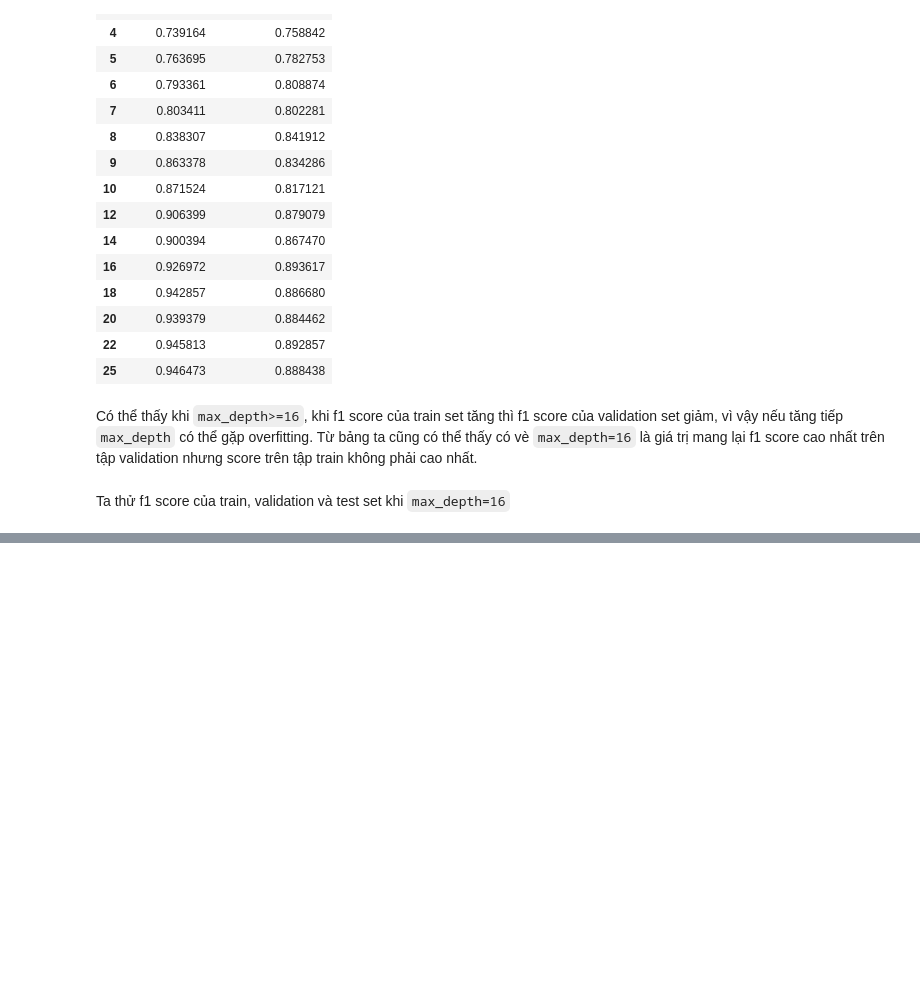
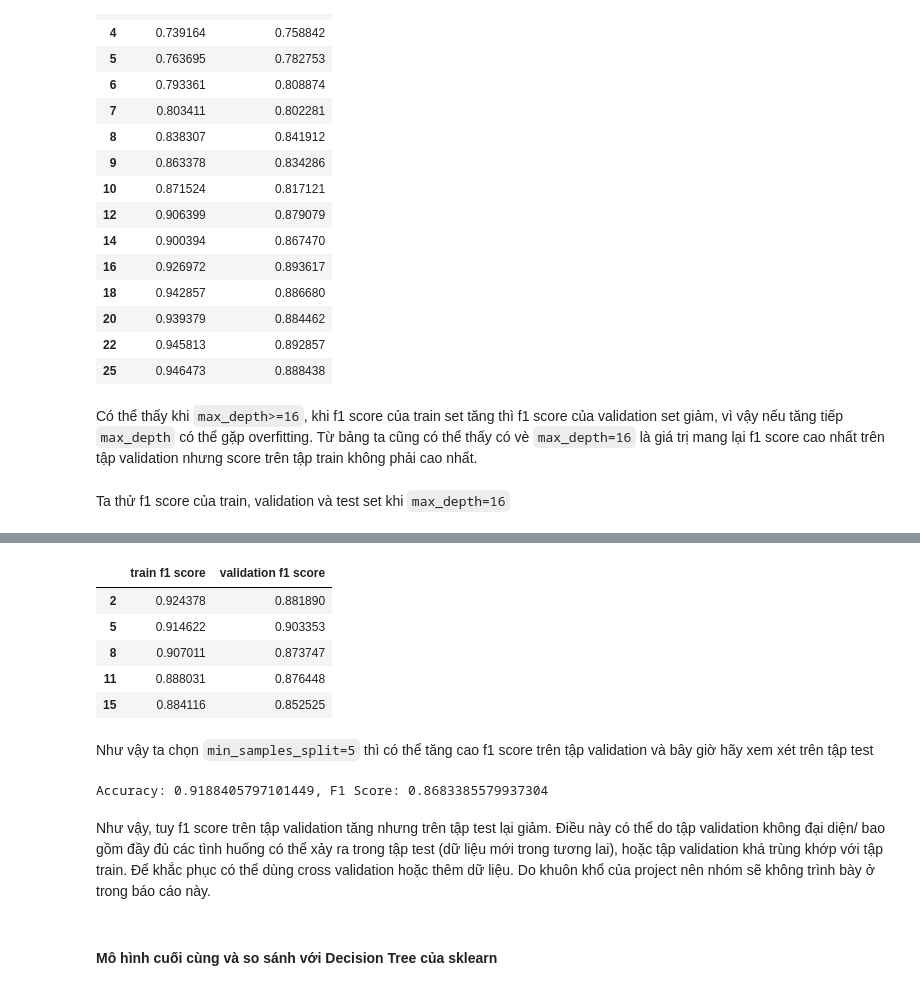
Before and after one commit to trietp1253201581/Project_AI_G07, a Jupyter notebook: Project report G07 Final.ipynb, the cells around one changed output, grey strips where cells are left out. Drawn from its saved outputs; the diff is of its cells as text; code cells hidden in the pictures; blank space fills up the shorter version.

```diff
--- a/Project report G07 Final.ipynb
+++ b/Project report G07 Final.ipynb
@@ -702,0 +749,17 @@ Accuracy: 0.9159420289855073, F1 Score: 0.8621236133122029
+# %%
+scores = {
+    'train f1 score': train_scores,
+    'validation f1 score': valid_scores
+}
+
+df = pd.DataFrame(scores, index=min_samples_split_values)
+df.style.background_gradient('cool')
+# %% [output]
+|  | train f1 score | validation f1 score |
+| 2 | 0.924378 | 0.881890 |
+| 5 | 0.914622 | 0.903353 |
+| 8 | 0.907011 | 0.873747 |
+| 11 | 0.888031 | 0.876448 |
+| 15 | 0.884116 | 0.852525 |
+# %% [markdown]
+Như vậy ta chọn `min_samples_split=5` thì có thể tăng cao f1 score trên tập validation và bây giờ hãy xem xét trên tập test
@@ -702,0 +769,11 @@ Accuracy: 0.9159420289855073, F1 Score: 0.8621236133122029
+# %%
+y_pred = tree.predict(X_test)
+acc = accuracy_score(y_test, y_pred)
+f1 = f1_score(y_test, y_pred)
+print(f"Accuracy: {acc}, F1 Score: {f1}")
+# %% [output]
+Accuracy: 0.9188405797101449, F1 Score: 0.8683385579937304
+# %% [markdown]
+Như vậy, tuy f1 score trên tập validation tăng nhưng trên tập test lại giảm. Điều này có thể do tập validation không đại diện/ bao gồm đầy đủ các tình huống có thể xảy ra trong tập test (dữ liệu mới trong tương lai), hoặc tập validation khá trùng khớp với tập train. Để khắc phục có thể dùng cross validation hoặc thêm dữ liệu. Do khuôn khổ của project nên nhóm sẽ không trình bày ở trong báo cáo này.
+# %% [markdown]
+#### Mô hình cuối cùng và so sánh với Decision Tree của sklearn
```
Also changed, not shown: parts of 20 cells of this notebook, 7 other files.
